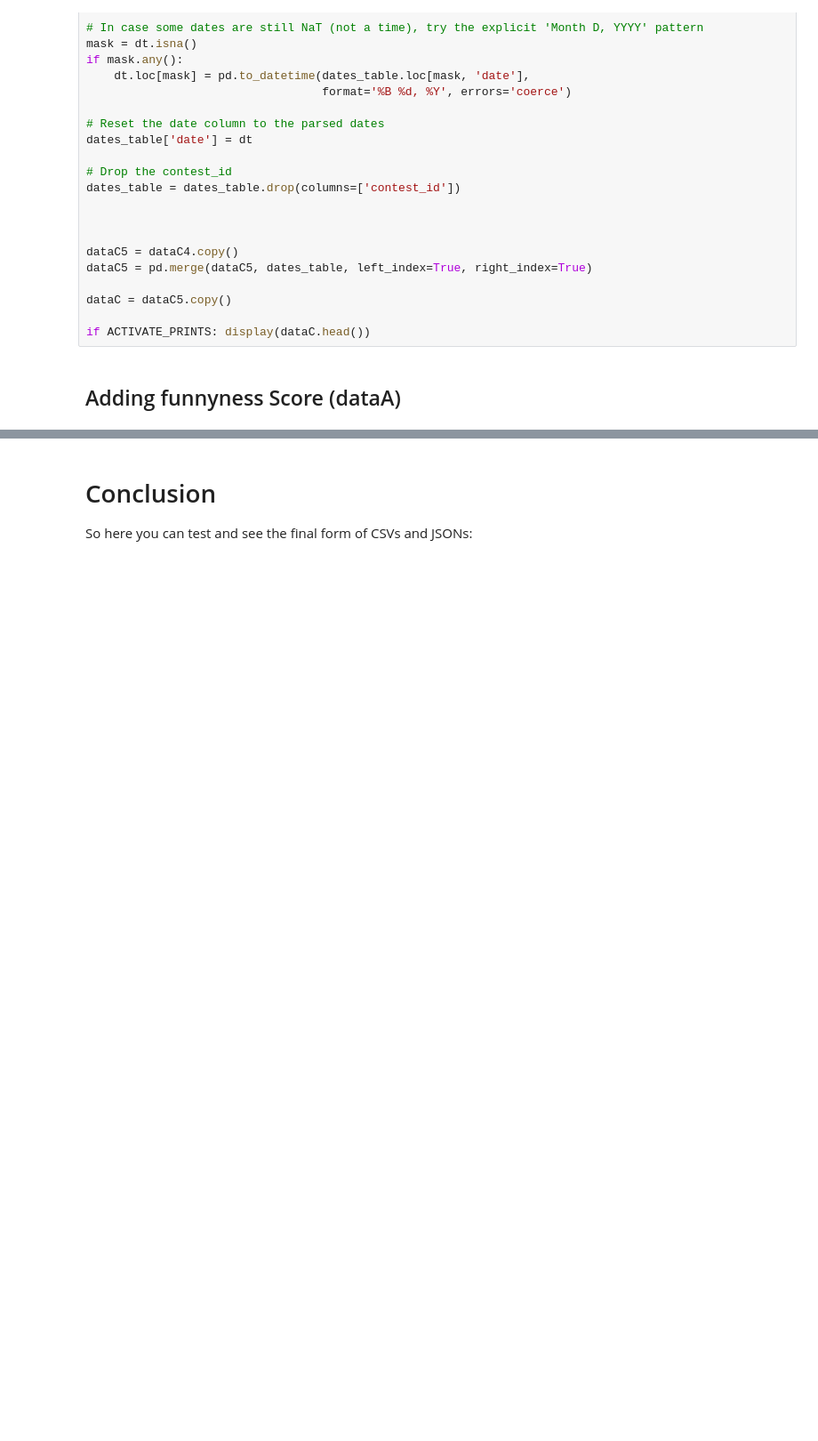
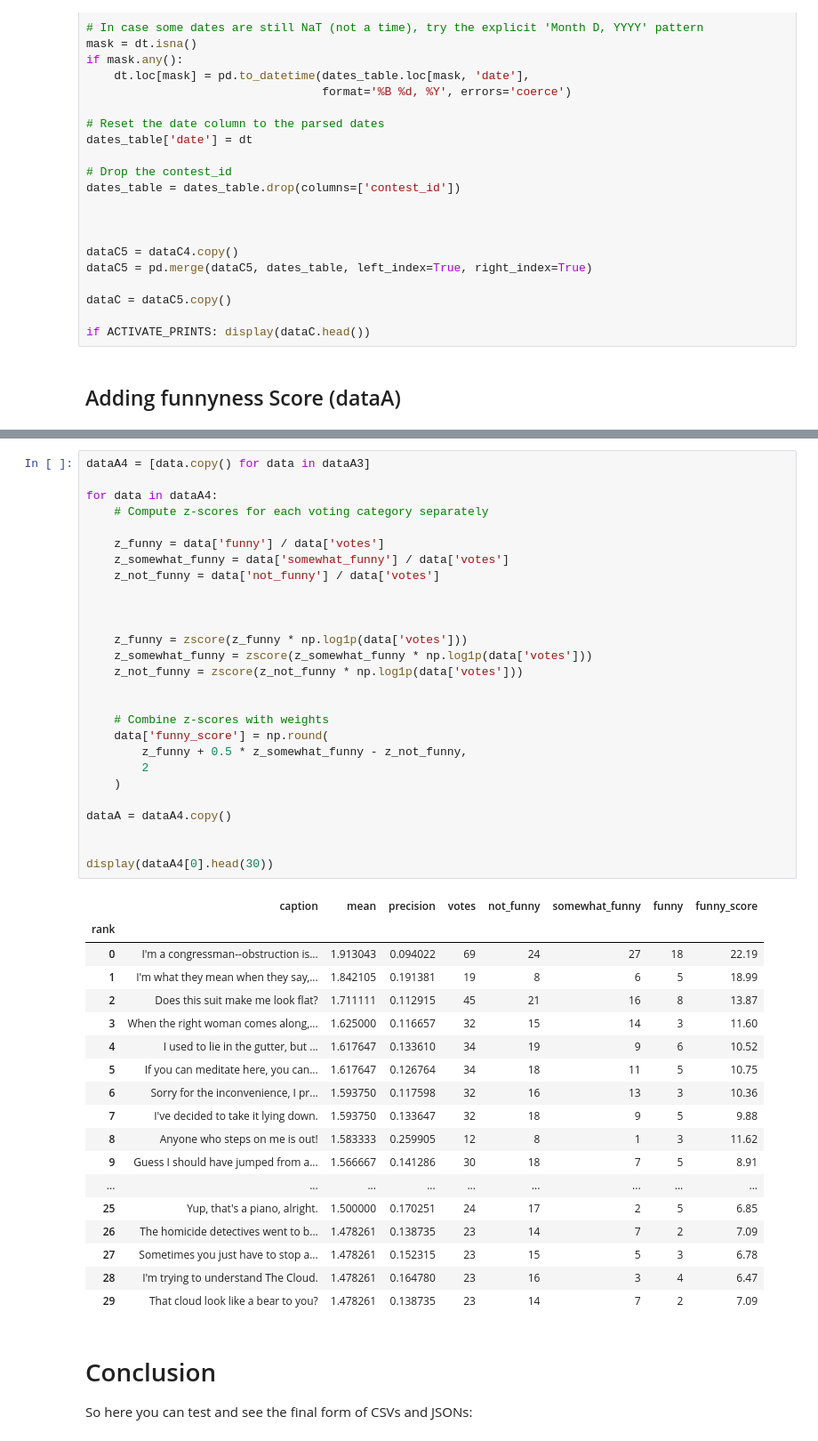
Before and after one commit to epfl-ada/ada-2025-project-adacore42, a Jupyter notebook: src/data/DataPreparation.ipynb, the cells around one changed output, grey strips where cells are left out. Shown at 89% size. Saved outputs shown, nothing was run; the diff lists cells and outputs as text; blank space fills up the shorter version.

Commit message:
funny_score corrected

```diff
--- a/src/data/DataPreparation.ipynb
+++ b/src/data/DataPreparation.ipynb
@@ -394,3 +394,49 @@ if ACTIVATE_PRINTS: display(dataA4[0].head(30))
+# %%
+dataA4 = [data.copy() for data in dataA3]
+
+for data in dataA4:
+    # Compute z-scores for each voting category separately
+
+    z_funny = data['funny'] / data['votes']
+    z_somewhat_funny = data['somewhat_funny'] / data['votes']
+    z_not_funny = data['not_funny'] / data['votes']
+
+
+
+    z_funny = zscore(z_funny * np.log1p(data['votes']))
+    z_somewhat_funny = zscore(z_somewhat_funny * np.log1p(data['votes']))
+    z_not_funny = zscore(z_not_funny * np.log1p(data['votes']))
+
+
+    # Combine z-scores with weights
+    data['funny_score'] = np.round(
+        z_funny + 0.5 * z_somewhat_funny - z_not_funny,
+        2
+    )
+
+dataA = dataA4.copy()
+
+
+display(dataA4[0].head(30))
+# %% [output]
+|  | caption | mean | precision | votes | not_funny | somewhat_funny | funny | funny_score |
+| rank |  |  |  |  |  |  |  |  |
+| 0 | I'm a congressman--obstruction is... | 1.913043 | 0.094022 | 69 | 24 | 27 | 18 | 22.19 |
+| 1 | I'm what they mean when they say,... | 1.842105 | 0.191381 | 19 | 8 | 6 | 5 | 18.99 |
+| 2 | Does this suit make me look flat? | 1.711111 | 0.112915 | 45 | 21 | 16 | 8 | 13.87 |
+| 3 | When the right woman comes along,... | 1.625000 | 0.116657 | 32 | 15 | 14 | 3 | 11.60 |
+| 4 | I used to lie in the gutter, but ... | 1.617647 | 0.133610 | 34 | 19 | 9 | 6 | 10.52 |
+| 5 | If you can meditate here, you can... | 1.617647 | 0.126764 | 34 | 18 | 11 | 5 | 10.75 |
+| 6 | Sorry for the inconvenience, I pr... | 1.593750 | 0.117598 | 32 | 16 | 13 | 3 | 10.36 |
+| 7 | I've decided to take it lying down. | 1.593750 | 0.133647 | 32 | 18 | 9 | 5 | 9.88 |
+| 8 | Anyone who steps on me is out! | 1.583333 | 0.259905 | 12 | 8 | 1 | 3 | 11.62 |
+| 9 | Guess I should have jumped from a... | 1.566667 | 0.141286 | 30 | 18 | 7 | 5 | 8.91 |
+| ... | ... | ... | ... | ... | ... | ... | ... | ... |
+| 25 | Yup, that's a piano, alright. | 1.500000 | 0.170251 | 24 | 17 | 2 | 5 | 6.85 |
+| 26 | The homicide detectives went to b... | 1.478261 | 0.138735 | 23 | 14 | 7 | 2 | 7.09 |
+| 27 | Sometimes you just have to stop a... | 1.478261 | 0.152315 | 23 | 15 | 5 | 3 | 6.78 |
+| 28 | I'm trying to understand The Cloud. | 1.478261 | 0.164780 | 23 | 16 | 3 | 4 | 6.47 |
+| 29 | That cloud look like a bear to you? | 1.478261 | 0.138735 | 23 | 14 | 7 | 2 | 7.09 |
 # %% [markdown]
 # Conclusion
 
```
Also changed, not shown: parts of 1 cell of this notebook, 7 other files.
